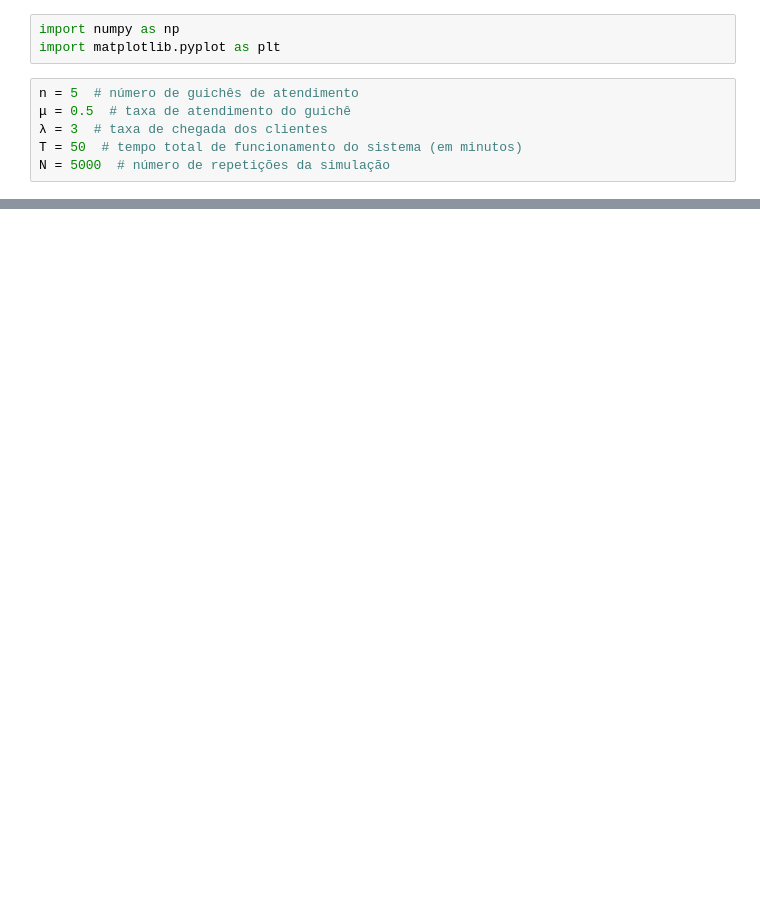
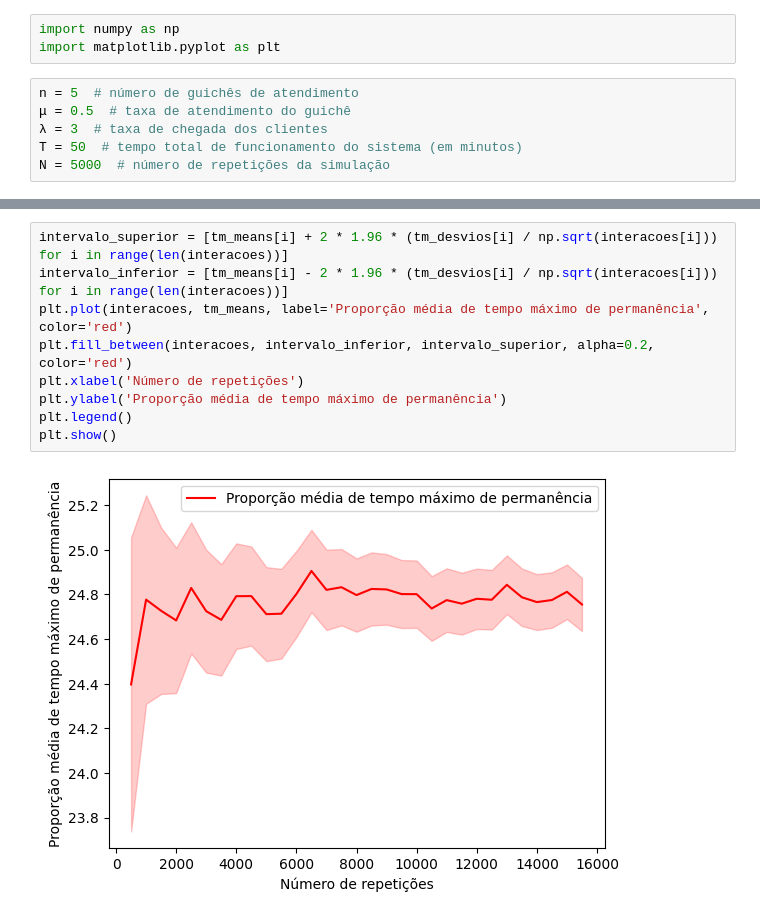
Before and after one commit to yagoprimerano/ep1-sist-complexos, a Jupyter notebook: main.ipynb, the cells around one changed output, grey strips where cells are left out. Cells and saved outputs as stored; diff of their text form; blank space fills up the shorter version.

```diff
--- a/main.ipynb
+++ b/main.ipynb
@@ -113,0 +133,11 @@ plt.show()
+# %%
+intervalo_superior = [tm_means[i] + 2 * 1.96 * (tm_desvios[i] / np.sqrt(interacoes[i])) for i in range(len(interacoes))]
+intervalo_inferior = [tm_means[i] - 2 * 1.96 * (tm_desvios[i] / np.sqrt(interacoes[i])) for i in range(len(interacoes))]
+plt.plot(interacoes, tm_means, label='Proporção média de tempo máximo de permanência', color='red')
+plt.fill_between(interacoes, intervalo_inferior, intervalo_superior, alpha=0.2, color='red')
+plt.xlabel('Número de repetições')
+plt.ylabel('Proporção média de tempo máximo de permanência')
+plt.legend()
+plt.show()
+# %% [output]
+[figure, added]
```
Also changed, not shown: parts of 14 cells of this notebook.
